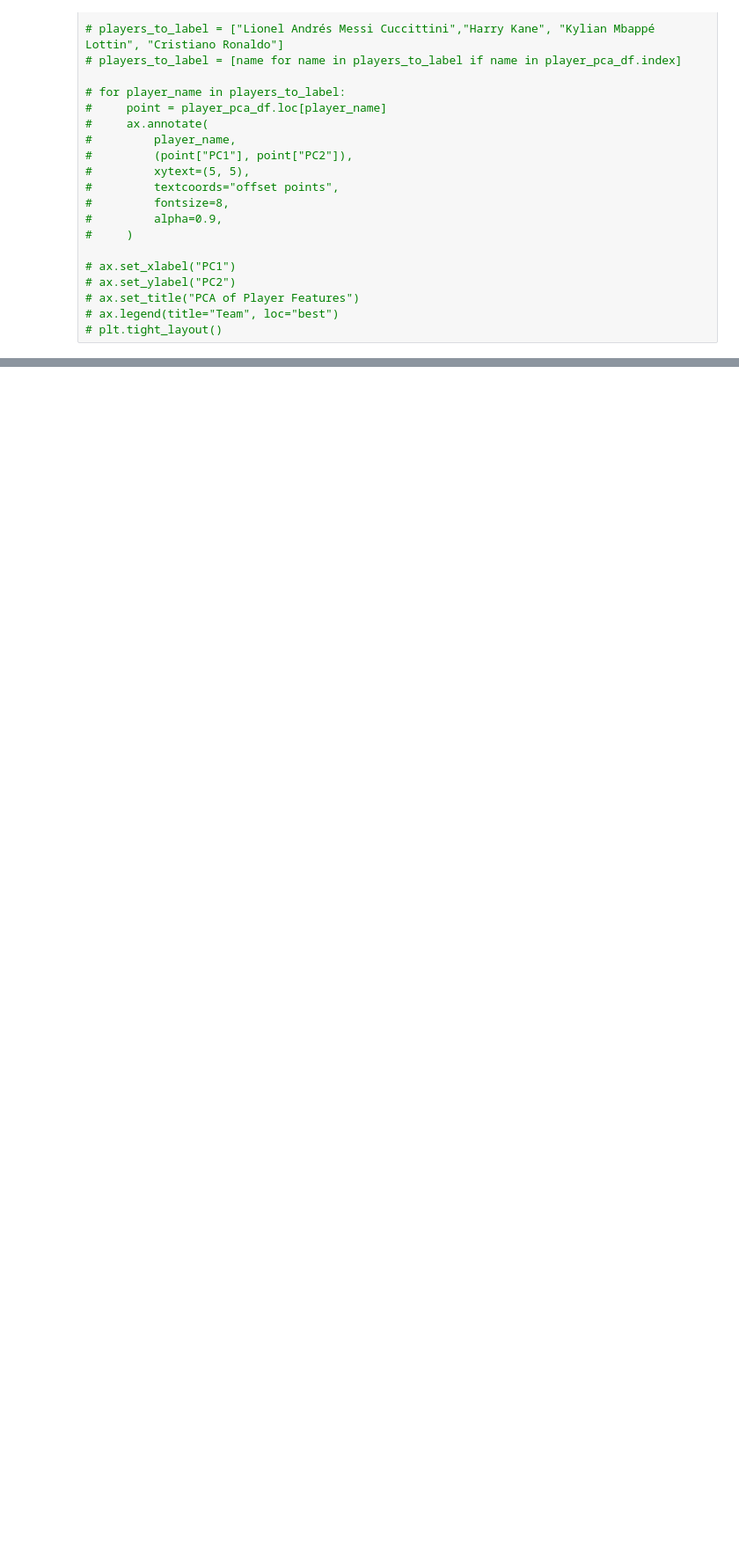
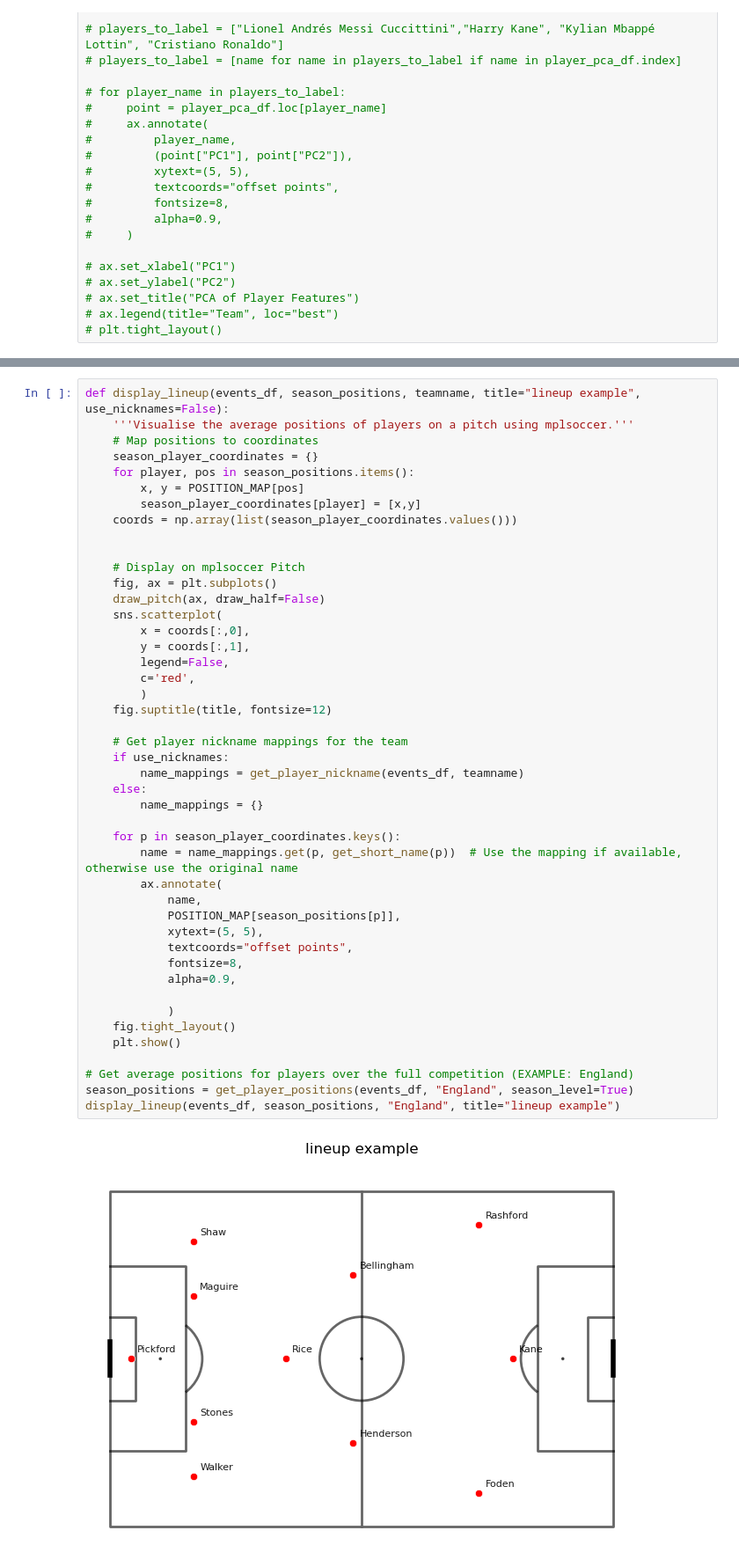
Before and after one commit to LukeRDuob/Extra-Projects, a Jupyter notebook: src/General_visualisations/players.ipynb, the cells around one changed output, grey strips where cells are left out. Shown at 88% size. Drawn from its saved outputs; the diff is of its cells as text; blank space fills up the shorter version.

Commit message:
nickname mapping

```diff
--- a/src/General_visualisations/players.ipynb
+++ b/src/General_visualisations/players.ipynb
@@ -233,0 +266,47 @@ teams_to_include = team_names
+# %%
+def display_lineup(events_df, season_positions, teamname, title="lineup example", use_nicknames=False):
+    '''Visualise the average positions of players on a pitch using mplsoccer.'''
+    # Map positions to coordinates
+    season_player_coordinates = {}
+    for player, pos in season_positions.items():
+        x, y = POSITION_MAP[pos]
+        season_player_coordinates[player] = [x,y]
+    coords = np.array(list(season_player_coordinates.values()))
+
+
+    # Display on mplsoccer Pitch
+    fig, ax = plt.subplots()
+    draw_pitch(ax, draw_half=False)
+    sns.scatterplot(
+        x = coords[:,0],
+        y = coords[:,1],
+        legend=False,
+        c='red',
+        )
+    fig.suptitle(title, fontsize=12)
+
+    # Get player nickname mappings for the team
+    if use_nicknames:
+        name_mappings = get_player_nickname(events_df, teamname)
+    else:
+        name_mappings = {}
+
+    for p in season_player_coordinates.keys():
+        name = name_mappings.get(p, get_short_name(p))  # Use the mapping if available, otherwise use the original name
+        ax.annotate(
+            name,
+            POSITION_MAP[season_positions[p]],
+            xytext=(5, 5),
+            textcoords="offset points",
+            fontsize=8,
+            alpha=0.9,
+
+            )
+    fig.tight_layout()
+    plt.show()
+
+# Get average positions for players over the full competition (EXAMPLE: England)
+season_positions = get_player_positions(events_df, "England", season_level=True)
+display_lineup(events_df, season_positions, "England", title="lineup example")
+# %% [output]
+[figure, added]
```
Also changed, not shown: parts of 10 cells of this notebook, 8 other files.
